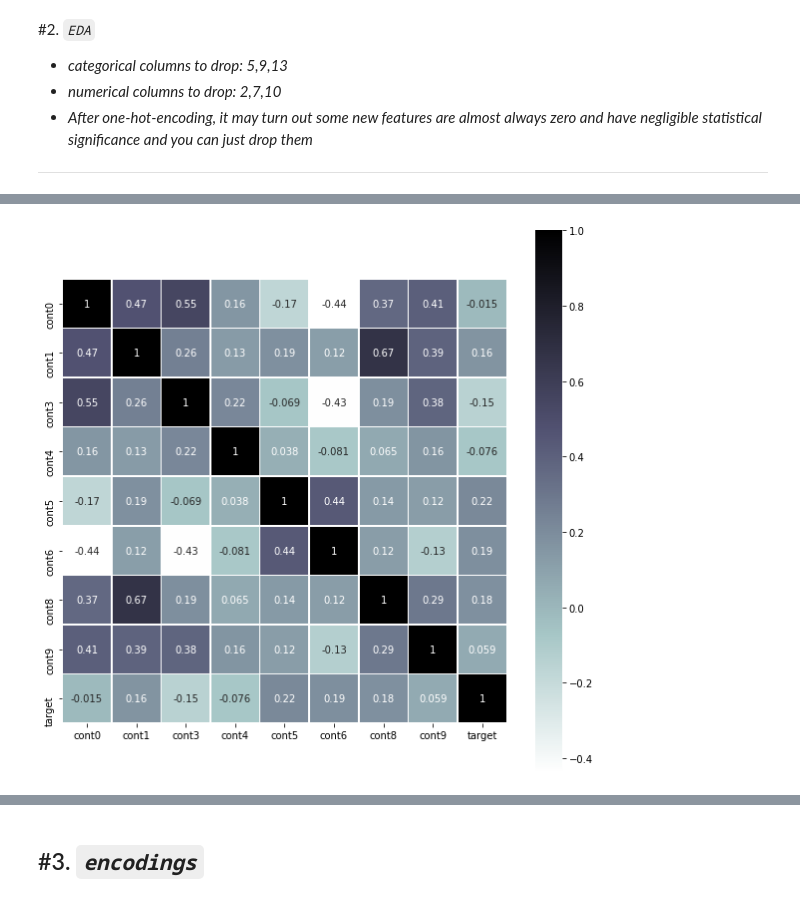
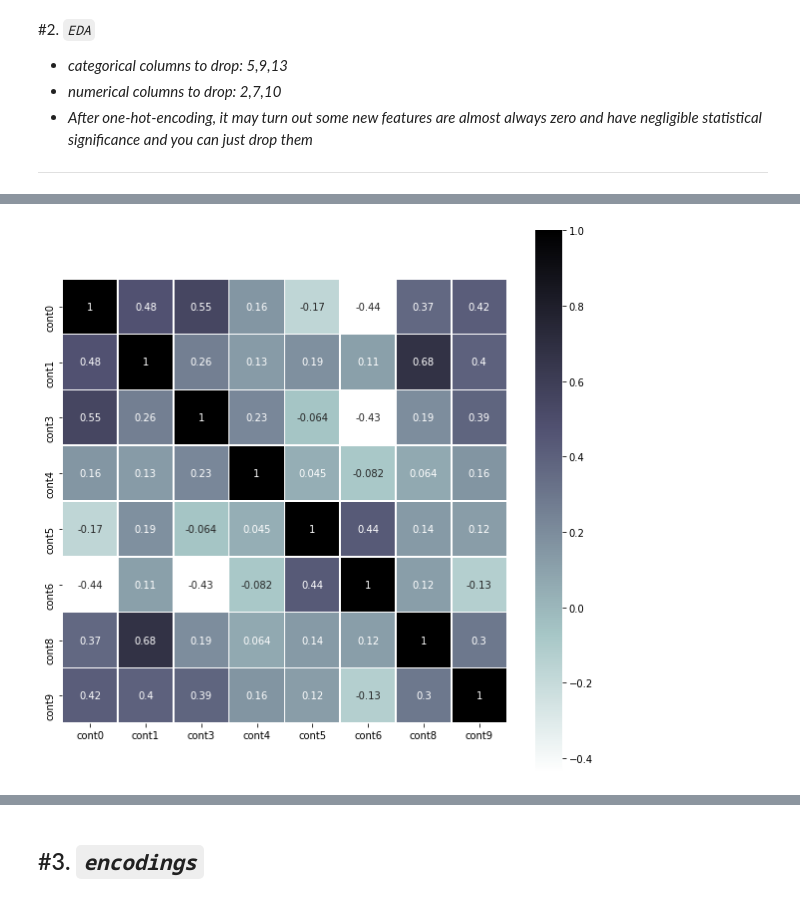
Before and after one commit to Roudranil/competitions, a Jupyter notebook: Kaggle/Tabular Playground March/tab_playground_mar.ipynb, the cells around one changed output, grey strips where cells are left out. Saved outputs shown, nothing was run; the diff lists cells and outputs as text; code cells hidden in the pictures.

```diff
--- a/Kaggle/Tabular Playground March/tab_playground_mar.ipynb
+++ b/Kaggle/Tabular Playground March/tab_playground_mar.ipynb
@@ -178,5 +137,5 @@ sns.barplot(x = data.values, y = data.index, palette='deep')
 # %%
 plt.figure(figsize=(10,10))
-sns.heatmap(traindf[numcols].corr(), square=True, linewidths=0.7, cmap="bone_r", annot=True);
+sns.heatmap(testdf.corr(), square=True, linewidths=0.7, cmap="bone_r", annot=True);
 # %% [output]
-[figure, old version]
+[figure, new version]
```
Also changed, not shown: parts of 24 cells of this notebook.
